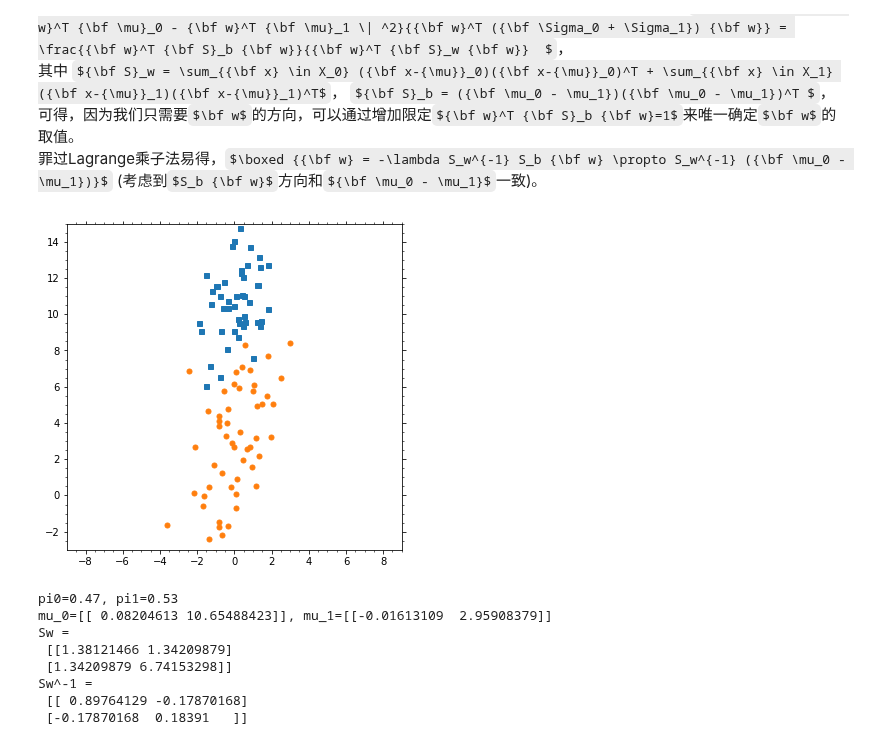
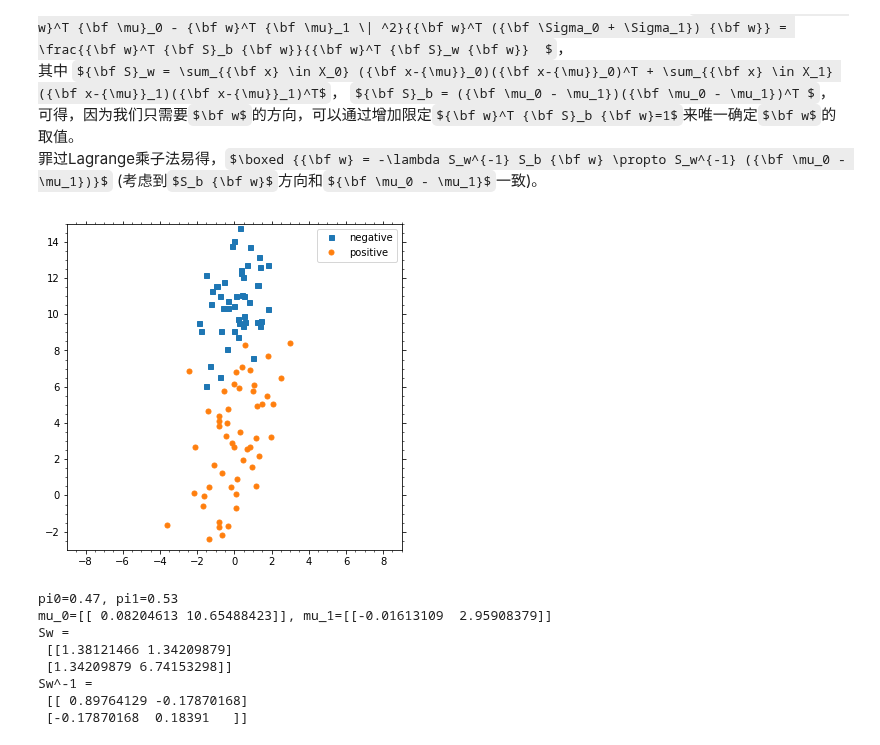
Before and after one commit to szqtc/MyMachineLearningNotes, a Jupyter notebook: 1_LinearModel.ipynb, the cells around one changed output. Drawn from its saved outputs; the diff is of its cells as text; code cells hidden in the pictures; some formulas as TeX source.

```diff
--- a/1_LinearModel.ipynb
+++ b/1_LinearModel.ipynb
@@ -1158,19 +1316,18 @@ ${\bf S}_b = ({\bf \mu_0 - \mu_1})({\bf \mu_0 - \mu_1})^T $，
 # %%
 #!head datasets/MLiA/Ch05/testSet.txt # MLiA, Chapter05
 # %%
+# separate the positive and negative classes
 raw_data = np.loadtxt('datasets/MLiA/Ch05/testSet.txt')
 
-X2 = raw_data[:, :2]
-y2 = raw_data[:, 2]
-
-X2_0 = X2[y2==0, :]
-X2_1 = X2[y2==1, :]
+X5_train = raw_data[:, :2]
+y5_train = raw_data[:, 2:]
 # %%
 fg2, ax2 = plt.subplots(figsize=(6, 6))
-ax2.plot(X2_0[:, 0], X2_0[:, 1], marker='s', ms=5, c='C0', ls='None')
-ax2.plot(X2_1[:, 0], X2_1[:, 1], marker='o', ms=5, c='C1', ls='None')
+ax2.plot(X5_train[y5_train[:, 0]==0, 0], X5_train[y5_train[:, 0]==0, 1], marker='s', ms=5, c='C0', ls='None', label='negative')
+ax2.plot(X5_train[y5_train[:, 0]==1, 0], X5_train[y5_train[:, 0]==1, 1], marker='o', ms=5, c='C1', ls='None', label='positive')
+ax2.legend()
 
 xmin, xmax = ax2.set_xlim([-9, 9])
 ymin, ymax = ax2.set_ylim([-3, 15])
 # %% [output]
-[figure, old version]
+[figure, new version]
```
Also changed, not shown: parts of 80 cells of this notebook, 5 other files.
